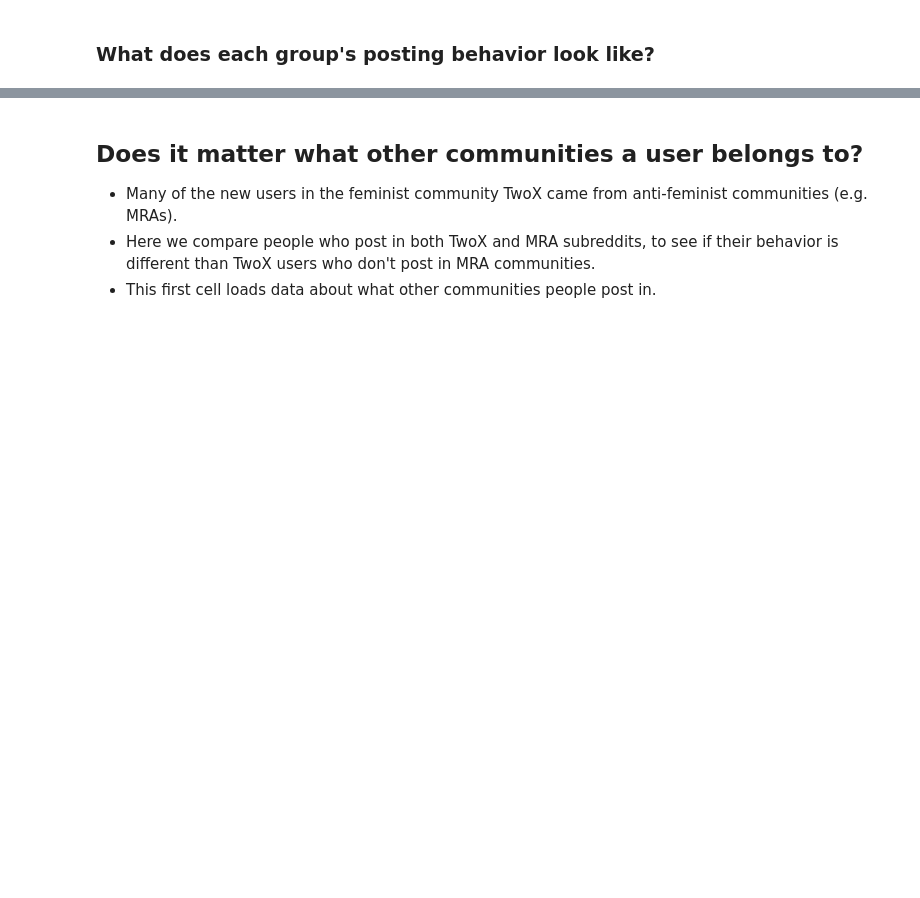
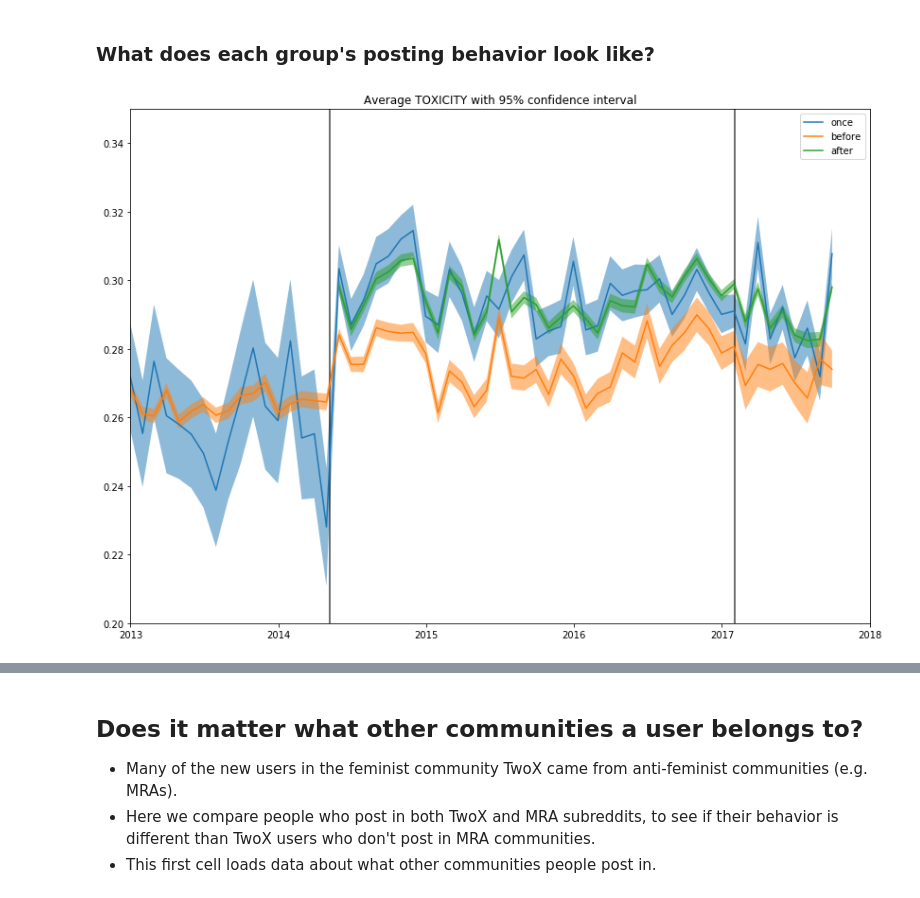
Before and after one commit to UM-CSS/CSSLabs-Community-Dynamics, a Jupyter notebook: 1_Evolution_of_Community_Norms.ipynb, the cells around one changed output, grey strips where cells are left out. Drawn from its saved outputs; the diff is of its cells as text; code cells hidden in the pictures; blank space fills up the shorter version.

```diff
--- a/1_Evolution_of_Community_Norms.ipynb
+++ b/1_Evolution_of_Community_Norms.ipynb
@@ -270,8 +297,10 @@ plot_users(cohorts, column='id',
 ### What does each group's posting behavior look like?
 # %%
 plot_users(cohorts, column='TOXICITY',
-           cohorts=['once', 'before', 'after', 'after_ban'],
+           cohorts=['once', 'before', 'after'],
            agg='mean', years =[2013,2018],
            events=events, bottom=.2, top=.35)
+# %% [output]
+[figure, added]
 # %%
 plot_users(cohorts, column='ATTACK_ON_COMMENTER',
```
Also changed, not shown: parts of 16 cells of this notebook, 1 other file.
